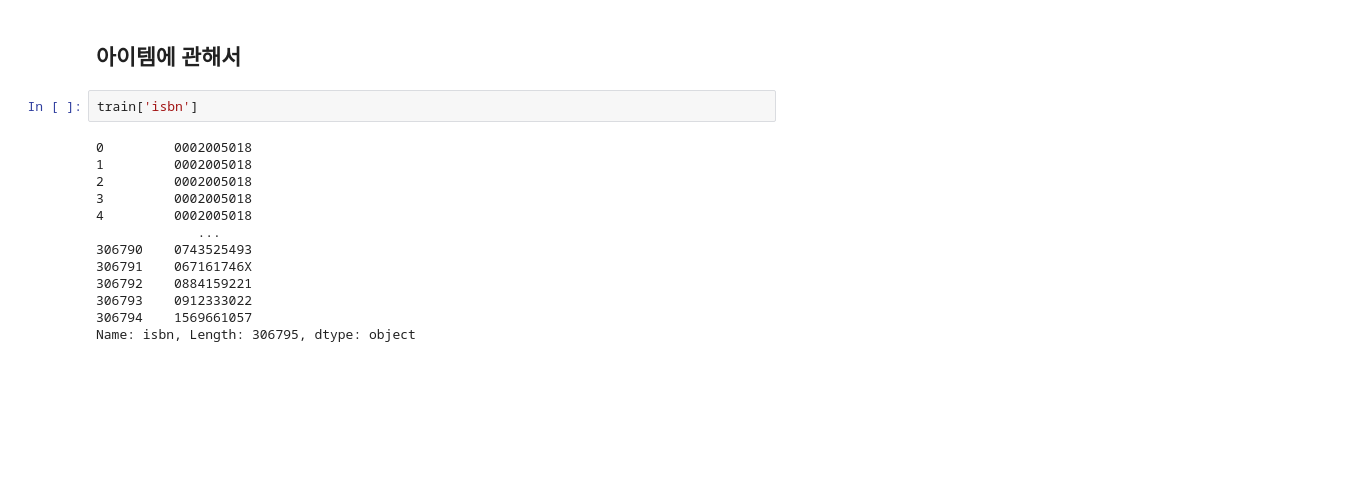
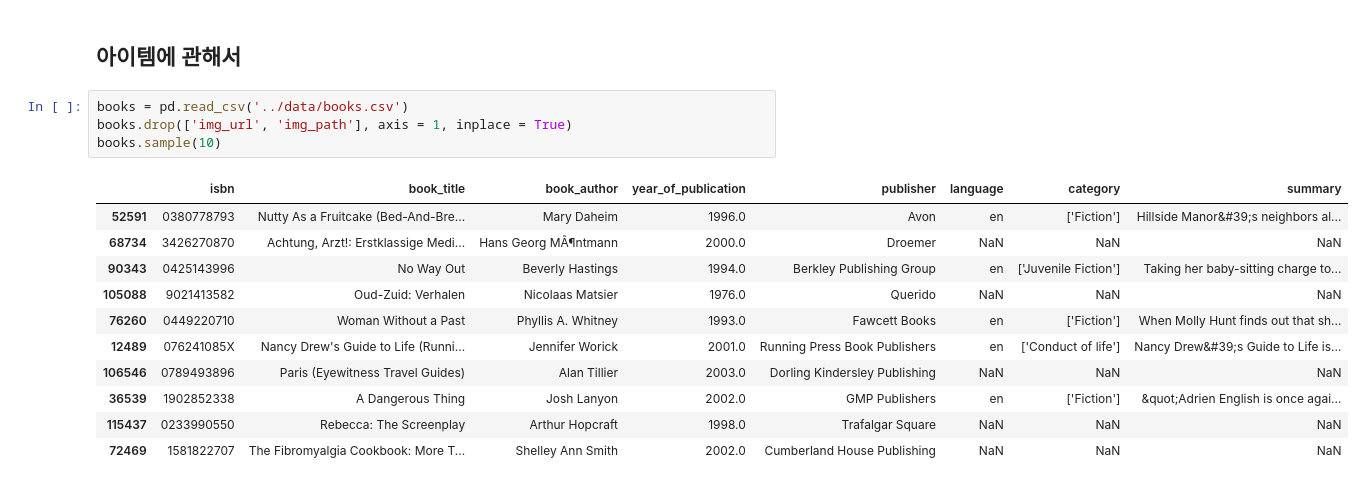
Before and after one commit to boostcampaitech4recsys2/level1_bookratingprediction_recsys-level1-recsys-06, a Jupyter notebook: EDA/KSY.ipynb, the cells around one changed output. Saved outputs shown, nothing was run; the diff lists cells and outputs as text; blank space fills up the shorter version.

```diff
--- a/KSY.ipynb
+++ b/EDA/KSY.ipynb
@@ -94,17 +94,18 @@ print(f'책을 {n}권 이하로 읽은 사람의 비율은 {_ratio} 입니다.')
 # %% [markdown]
 ## 아이템에 관해서
 # %%
-train['isbn']
+books = pd.read_csv('../data/books.csv')
+books.drop(['img_url', 'img_path'], axis = 1, inplace = True)
+books.sample(10)
 # %% [output]
-0         0002005018
-1         0002005018
-2         0002005018
-3         0002005018
-4         0002005018
-             ...
-306790    0743525493
-306791    067161746X
-306792    0884159221
-306793    0912333022
-306794    1569661057
-Name: isbn, Length: 306795, dtype: object
+|  | isbn | book_title | book_author | year_of_publication | publisher | language | category | summary |
+| 52591 | 0380778793 | Nutty As a Fruitcake (Bed-And-Bre... | Mary Daheim | 1996.0 | Avon | en | ['Fiction'] | Hillside Manor&#39;s neighbors al... |
+| 68734 | 3426270870 | Achtung, Arzt!: Erstklassige Medi... | Hans Georg MÃ¶ntmann | 2000.0 | Droemer | NaN | NaN | NaN |
+| 90343 | 0425143996 | No Way Out | Beverly Hastings | 1994.0 | Berkley Publishing Group | en | ['Juvenile Fiction'] | Taking her baby-sitting charge to... |
+| 105088 | 9021413582 | Oud-Zuid: Verhalen | Nicolaas Matsier | 1976.0 | Querido | NaN | NaN | NaN |
+| 76260 | 0449220710 | Woman Without a Past | Phyllis A. Whitney | 1993.0 | Fawcett Books | en | ['Fiction'] | When Molly Hunt finds out that sh... |
+| 12489 | 076241085X | Nancy Drew's Guide to Life (Runni... | Jennifer Worick | 2001.0 | Running Press Book Publishers | en | ['Conduct of life'] | Nancy Drew&#39;s Guide to Life is... |
+| 106546 | 0789493896 | Paris (Eyewitness Travel Guides) | Alan Tillier | 2003.0 | Dorling Kindersley Publishing | NaN | NaN | NaN |
+| 36539 | 1902852338 | A Dangerous Thing | Josh Lanyon | 2002.0 | GMP Publishers | en | ['Fiction'] | &quot;Adrien English is once agai... |
+| 115437 | 0233990550 | Rebecca: The Screenplay | Arthur Hopcraft | 1998.0 | Trafalgar Square | NaN | NaN | NaN |
+| 72469 | 1581822707 | The Fibromyalgia Cookbook: More T... | Shelley Ann Smith | 2002.0 | Cumberland House Publishing | NaN | NaN | NaN |
```
Also changed, not shown: parts of 13 cells of this notebook, 1 other file.
